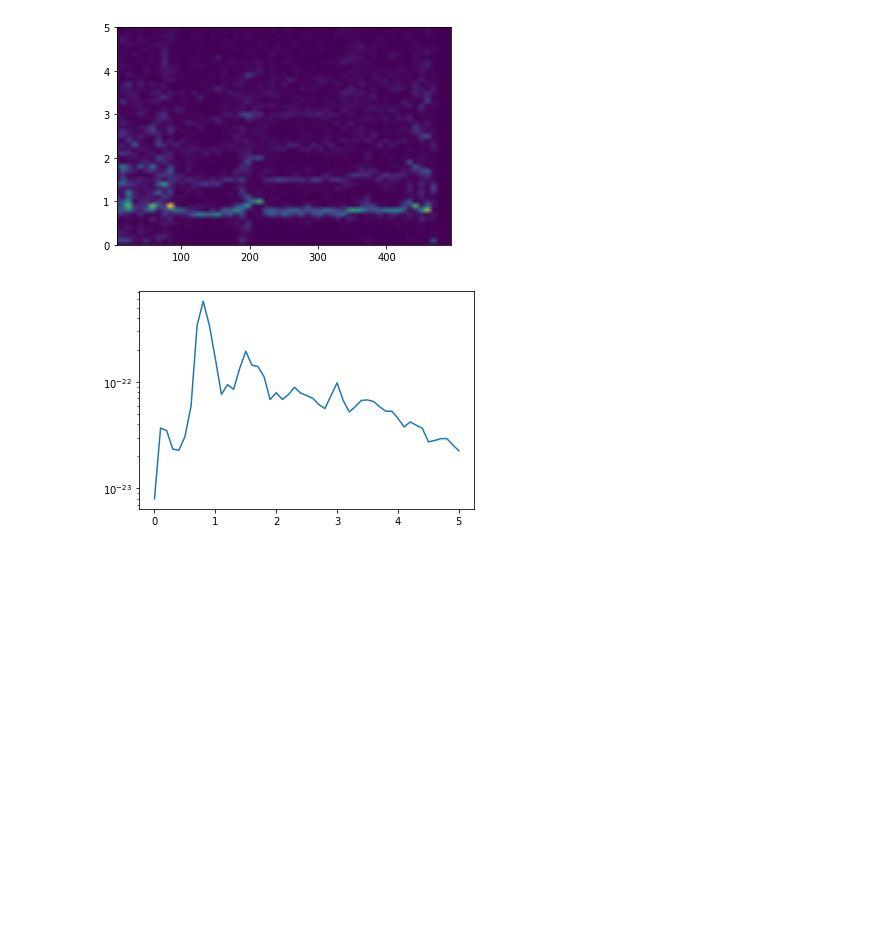
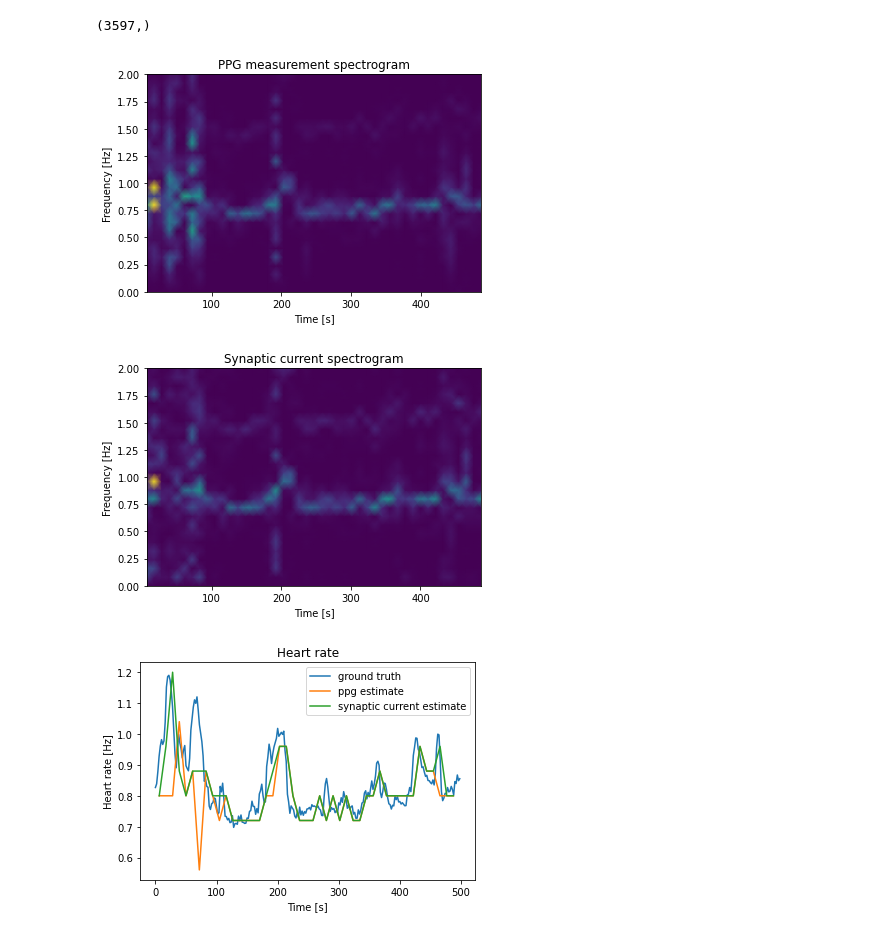
Before and after one commit to pennfranc/adm-ppg-analysis, a Jupyter notebook: test_neurons.ipynb, the cells around one changed output. Drawn from its saved outputs; the diff is of its cells as text; code cells hidden in the pictures; blank space fills up the shorter version.

Commit message:
added new plots to notebook

```diff
--- a/test_neurons.ipynb
+++ b/test_neurons.ipynb
@@ -5,6 +5,13 @@ from scipy import signal
 import matplotlib.pyplot as plt
 from data_loader import load_pickle
 from ADM import ADM
+# %%
+# load PPG data
+data = load_pickle(1)
+PPG_signal = data['signal']['wrist']['BVP']
+
+# load heart rate data
+bpm = data['label']
 # %%
 def generate_spikes_manually():
     input_frequencies = [300, 400]
@@ -22,12 +29,7 @@ def generate_spikes_manually():
 
     return SpikeGeneratorGroup(len(input_frequencies), indices, times * second)
 # %%
-def ADM_spikes():
-    # load pickle file
-    data = load_pickle(1)
-
-    # get PPG data
-    PPG_signal = data['signal']['wrist']['BVP'][:30000]
+def ADM_spikes(signal):
 
     # generate spikes
     up_spikes, down_spikes = ADM(
@@ -142,27 +111,57 @@ plt.show()
+# %%
+mon_neuron_input.t.shape
+# %% [output]
+(3597,)
 # %%
-ts = mon_synapse_state.I_syn_exc2[0]
+synaptic_current = mon_synapse_state.I_syn_exc2[0]
+original_ppg = PPG_signal[:ppg_segment_length, 0]
 #ts = mon_neuron_state.Imem[0]
-ts = ts - ts.mean()
-fs = 10e5 / defaultclock.dt * us
-nperseg = 2000
+#ts = ts - ts.mean()
 
-f, t, Sxx = signal.spectrogram(ts, fs, nperseg=nperseg)
-_, Pxx_den = signal.welch(ts, fs, nperseg=nperseg)
+fs_ppg = 64
+fs_syn = 10e5 / defaultclock.dt * us
+nperseg_ppg = 800
+nperseg_syn = 2500
+
+f_ppg, t_ppg, Sxx_ppg = signal.spectrogram(original_ppg, fs_ppg, nperseg=nperseg_ppg)
+f_syn, t_syn, Sxx_syn = signal.spectrogram(synaptic_current, fs_syn, nperseg=nperseg_syn)
 
 fmin = 0 # Hz
-fmax = 5 # Hz
-freq_slice = np.where((f >= fmin) & (f <= fmax))
+fmax = 2 # Hz
+freq_slice_ppg = np.where((f_ppg >= fmin) & (f_ppg <= fmax))
+freq_slice_syn = np.where((f_syn >= fmin) & (f_syn <= fmax))
 
 # keep only frequencies of interest
-f   = f[freq_slice]
-Sxx = Sxx[freq_slice,:][0]
-plt.pcolormesh(t, f, Sxx, shading='gouraud')
+f_ppg = f_ppg[freq_slice_ppg]
+f_syn   = f_syn[freq_slice_syn]
+Sxx_ppg = Sxx_ppg[freq_slice_ppg,:][0]
+Sxx_syn = Sxx_syn[freq_slice_syn,:][0]
+
+# plot ppg spectrogram
+plt.pcolormesh(t_ppg, f_ppg, Sxx_ppg, shading='gouraud')
+plt.title('PPG measurement spectrogram')
+plt.ylabel('Frequency [Hz]')
+plt.xlabel('Time [s]')
 plt.show()
 
+# plot synaptic current spectrogram
+plt.pcolormesh(t_syn, f_syn, Sxx_syn, shading='gouraud')
+plt.title('Synaptic current spectrogram')
+plt.ylabel('Frequency [Hz]')
+plt.xlabel('Time [s]')
+plt.show()
 
-Pxx_den = Pxx_den[freq_slice]
-plt.semilogy(f, Pxx_den)
+bpm_hz = bpm / 60
+bpm_segment_length = int(duration / second / 2)
+plt.plot(np.arange(0, bpm_segment_length * 2, 2), bpm_hz[:bpm_segment_length], label='ground truth')
+plt.plot(t_ppg, f_ppg[np.argmax(Sxx_ppg, axis=0)], label='ppg estimate')
+plt.plot(t_syn, f_syn[np.argmax(Sxx_syn, axis=0)], label='synaptic current estimate')
+plt.title('Heart rate')
+plt.ylabel('Heart rate [Hz]')
+plt.xlabel('Time [s]')
+plt.legend()
 plt.show()
 # %% [output]
-[figure, old version]
+[figure, new version]
-[figure, old version]
+[figure, new version]
+[figure, added]
```
Also changed, not shown: parts of 4 cells of this notebook.
